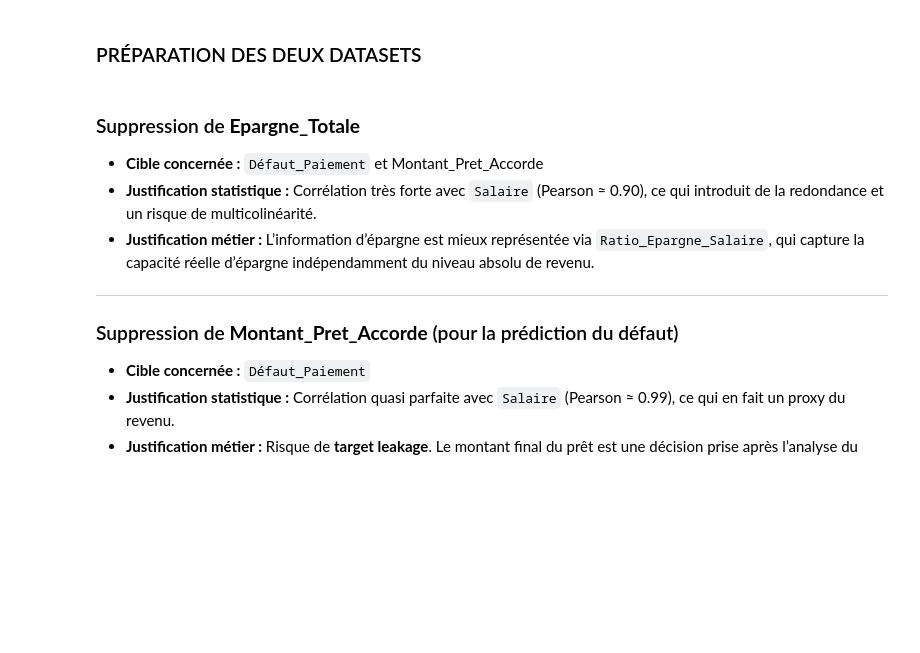
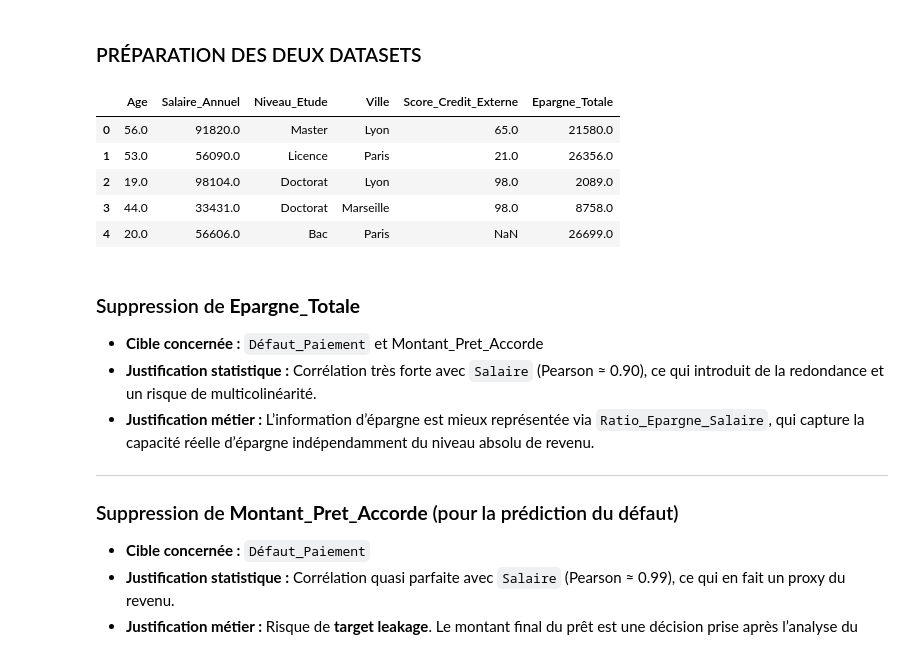
Before and after one commit to GYOM15/credit-risk-lab, a Jupyter notebook: notebooks/projet_credit_risk.ipynb, the cells around one changed output. Drawn from its saved outputs; the diff is of its cells as text; code cells hidden in the pictures; blank space fills up the shorter version.

```diff
--- a/notebooks/projet_credit_risk.ipynb
+++ b/notebooks/projet_credit_risk.ipynb
@@ -1225,6 +1233,17 @@ Pipeline 2 : RÉGRESSION (Montant_Pret_Accorde)
 y_reg = df['Montant_Pret_Accorde']
 
 # NB: Vu que ce sont les mêmes colonnes dans les variables X_train, X_reg, on garde juste X
+# %%
+# Sauvegarde du X
+X.to_csv(f'{path}/donnees_prets_rights_cols.csv', index=False)
+X.head()
+# %% [output]
+|  | Age | Salaire_Annuel | Niveau_Etude | Ville | Score_Credit_Externe | Epargne_Totale |
+| 0 | 56.0 | 91820.0 | Master | Lyon | 65.0 | 21580.0 |
+| 1 | 53.0 | 56090.0 | Licence | Paris | 21.0 | 26356.0 |
+| 2 | 19.0 | 98104.0 | Doctorat | Lyon | 98.0 | 2089.0 |
+| 3 | 44.0 | 33431.0 | Doctorat | Marseille | 98.0 | 8758.0 |
+| 4 | 20.0 | 56606.0 | Bac | Paris | NaN | 26699.0 |
 # %%
 # On crée le ratio qui remplace l'information "Epargne" brute pour nos visualisations
 df['Ratio_Epargne_Salaire'] = df['Epargne_Totale'] / df['Salaire_Annuel'].replace(0, np.nan)
```
Also changed, not shown: parts of 7 cells of this notebook, 2 other files.
